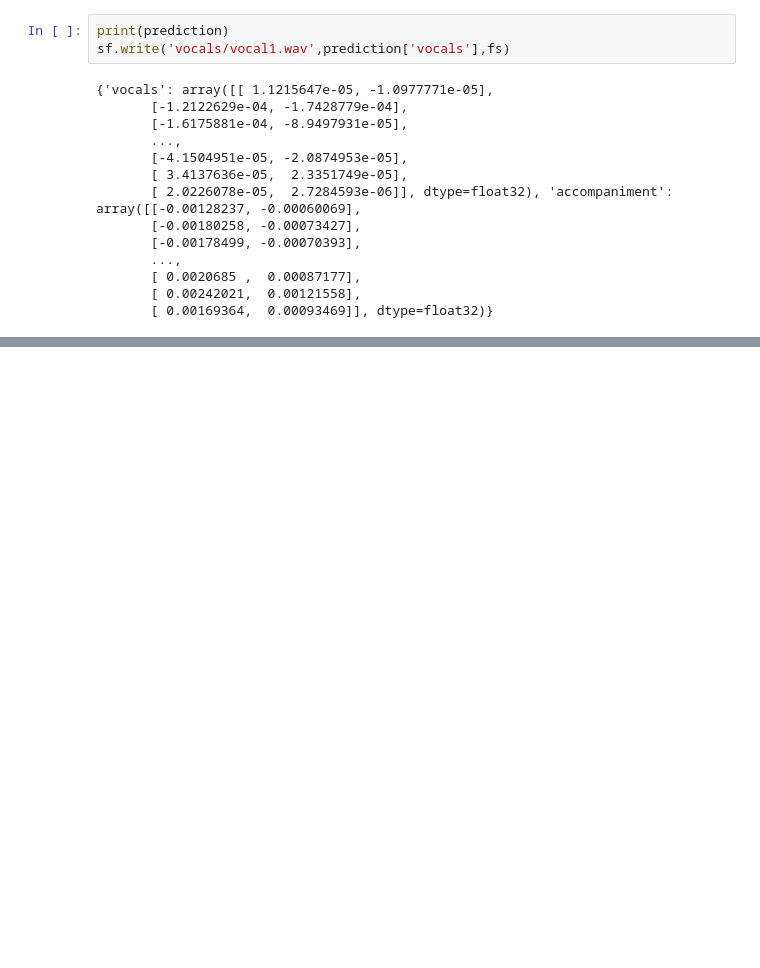
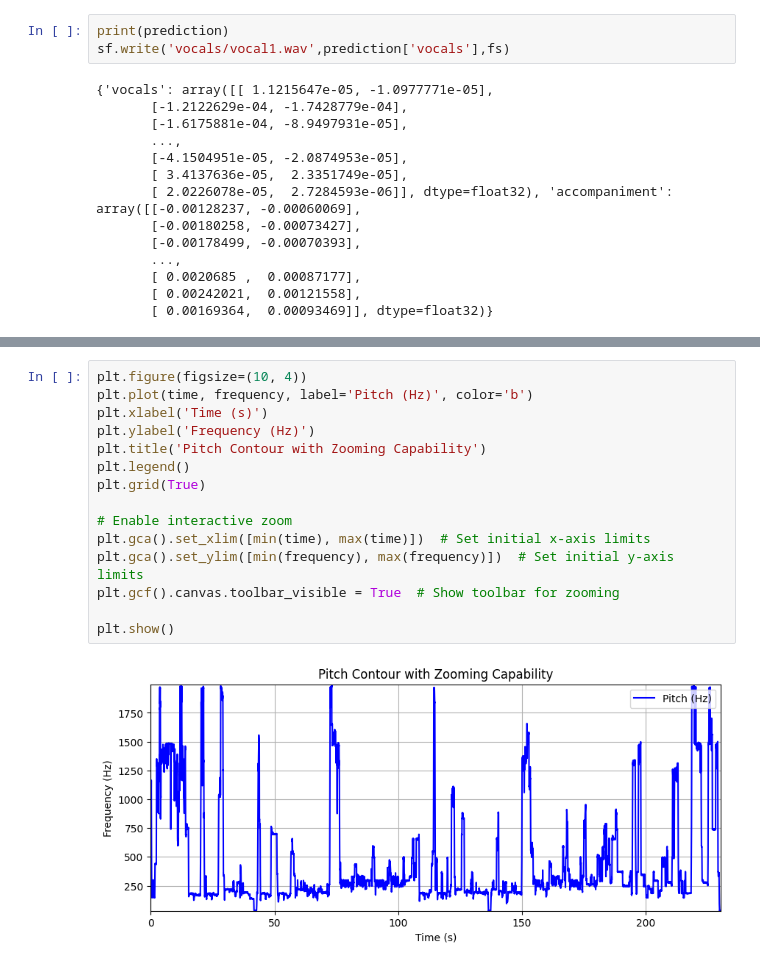
Before and after one commit to Mark123M/pitch-correction-analysis, a Jupyter notebook: main.ipynb, the cells around one changed output, grey strips where cells are left out. Cells and saved outputs as stored; diff of their text form; blank space fills up the shorter version.

```diff
--- a/main.ipynb
+++ b/main.ipynb
@@ -100,0 +136,17 @@ KeyboardInterrupt:
+# %%
+plt.figure(figsize=(10, 4))
+plt.plot(time, frequency, label='Pitch (Hz)', color='b')
+plt.xlabel('Time (s)')
+plt.ylabel('Frequency (Hz)')
+plt.title('Pitch Contour with Zooming Capability')
+plt.legend()
+plt.grid(True)
+
+# Enable interactive zoom
+plt.gca().set_xlim([min(time), max(time)])  # Set initial x-axis limits
+plt.gca().set_ylim([min(frequency), max(frequency)])  # Set initial y-axis limits
+plt.gcf().canvas.toolbar_visible = True  # Show toolbar for zooming
+
+plt.show()
+# %% [output]
+[figure, added]
```
Also changed, not shown: parts of 5 cells of this notebook.
